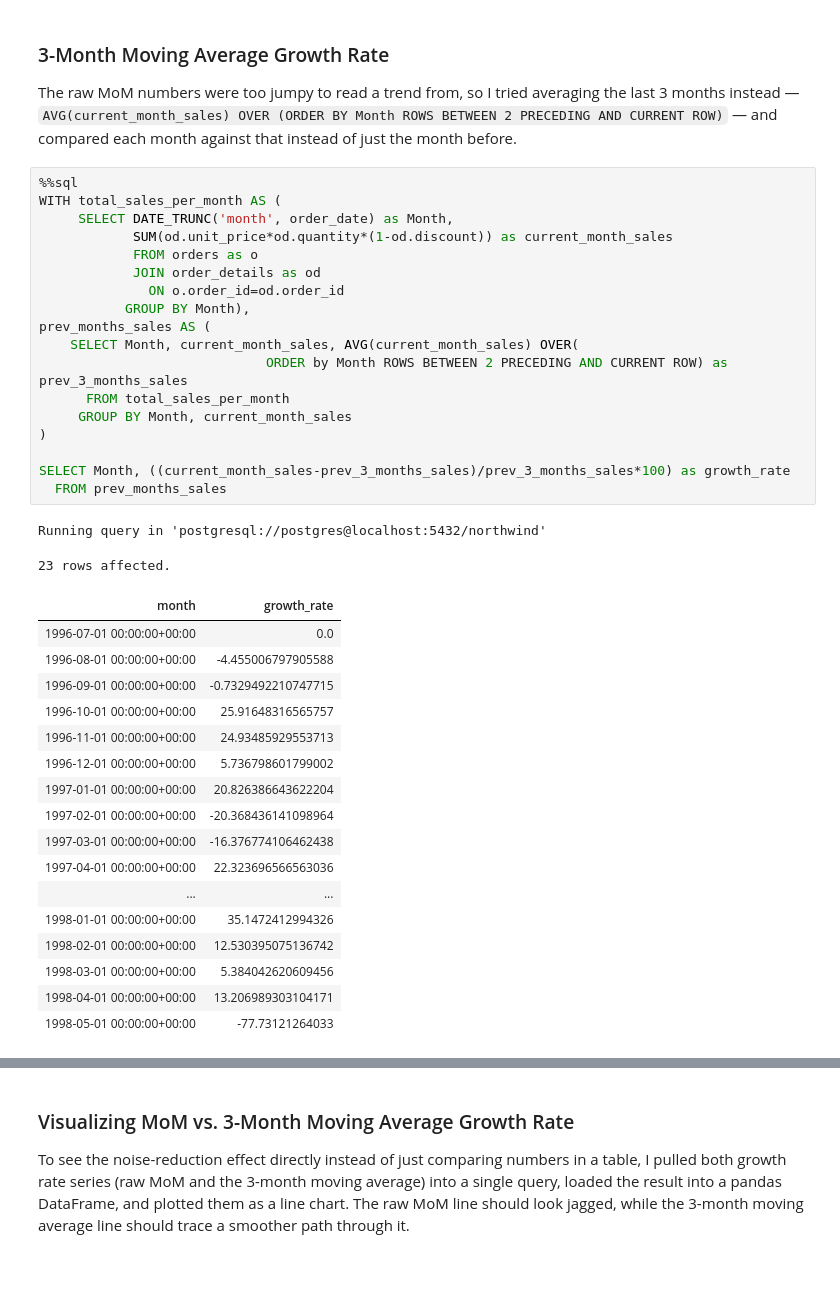
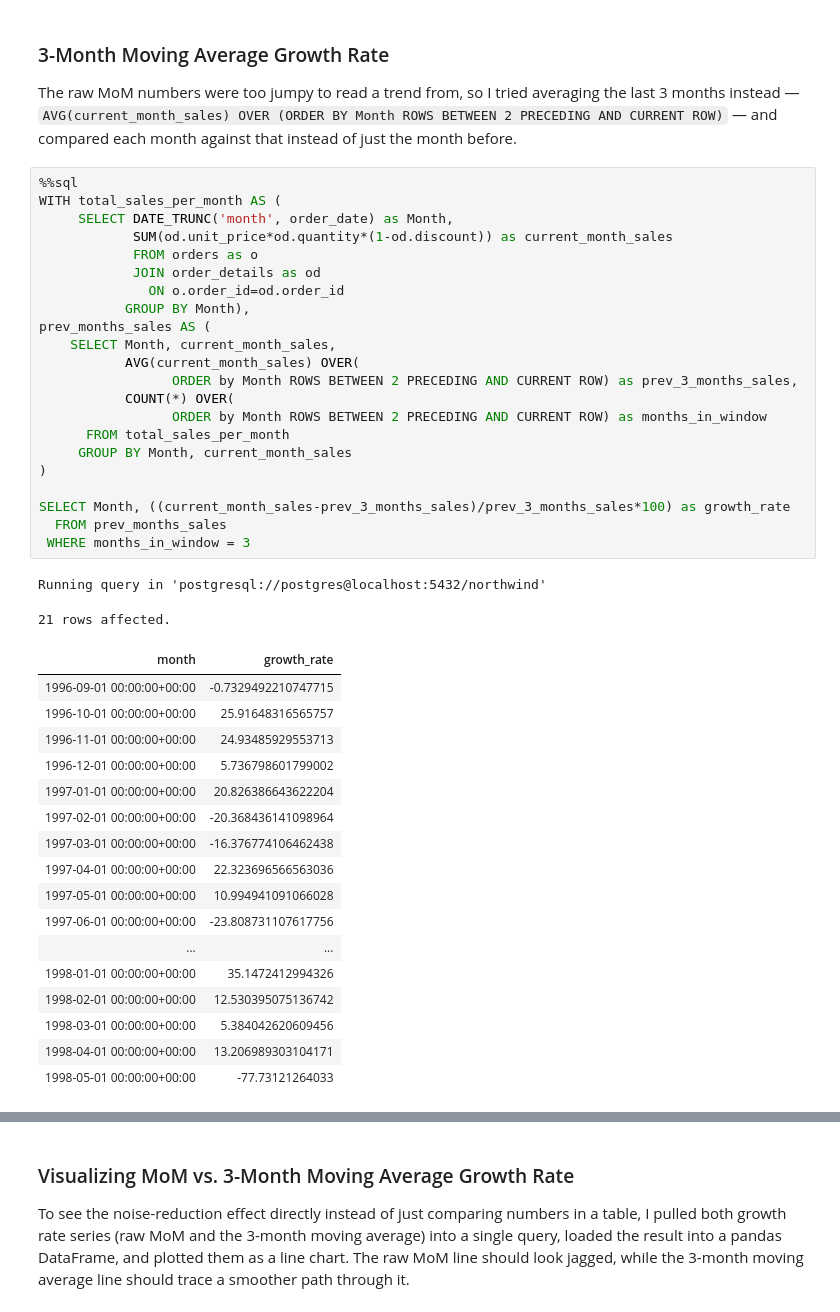
Before and after one commit to IsabelKwon/Northwind-Traders, a Jupyter notebook: northwind_query.ipynb, the cells around one changed output, grey strips where cells are left out. Saved outputs shown, nothing was run; the diff lists cells and outputs as text; blank space fills up the shorter version.

```diff
--- a/northwind_query.ipynb
+++ b/northwind_query.ipynb
@@ -371,27 +372,29 @@ The raw MoM numbers were too jumpy to read a trend from, so I tried averaging th
 # %%
 %%sql
 WITH total_sales_per_month AS (
      SELECT DATE_TRUNC('month', order_date) as Month,
             SUM(od.unit_price*od.quantity*(1-od.discount)) as current_month_sales
             FROM orders as o
             JOIN order_details as od
               ON o.order_id=od.order_id
            GROUP BY Month),
 prev_months_sales AS (
-    SELECT Month, current_month_sales, AVG(current_month_sales) OVER(
-                             ORDER by Month ROWS BETWEEN 2 PRECEDING AND CURRENT ROW) as prev_3_months_sales
+    SELECT Month, current_month_sales,
+           AVG(current_month_sales) OVER(
+                 ORDER by Month ROWS BETWEEN 2 PRECEDING AND CURRENT ROW) as prev_3_months_sales,
+           COUNT(*) OVER(
+                 ORDER by Month ROWS BETWEEN 2 PRECEDING AND CURRENT ROW) as months_in_window
       FROM total_sales_per_month
      GROUP BY Month, current_month_sales
 )
 
 SELECT Month, ((current_month_sales-prev_3_months_sales)/prev_3_months_sales*100) as growth_rate
   FROM prev_months_sales
+ WHERE months_in_window = 3
 # %% [output]
 Running query in 'postgresql://postgres@localhost:5432/northwind'
-23 rows affected.
+21 rows affected.
 | month | growth_rate |
-| 1996-07-01 00:00:00+00:00 | 0.0 |
-| 1996-08-01 00:00:00+00:00 | -4.455006797905588 |
 | 1996-09-01 00:00:00+00:00 | -0.7329492210747715 |
 | 1996-10-01 00:00:00+00:00 | 25.91648316565757 |
 | 1996-11-01 00:00:00+00:00 | 24.93485929553713 |
@@ -400,6 +403,8 @@ Running query in 'postgresql://postgres@localhost:5432/northwind'
 | 1997-02-01 00:00:00+00:00 | -20.368436141098964 |
 | 1997-03-01 00:00:00+00:00 | -16.376774106462438 |
 | 1997-04-01 00:00:00+00:00 | 22.323696566563036 |
+| 1997-05-01 00:00:00+00:00 | 10.994941091066028 |
+| 1997-06-01 00:00:00+00:00 | -23.808731107617756 |
 | ... | ... |
 | 1998-01-01 00:00:00+00:00 | 35.1472412994326 |
 | 1998-02-01 00:00:00+00:00 | 12.530395075136742 |
```
Also changed, not shown: parts of 10 cells of this notebook, 1 other file.
